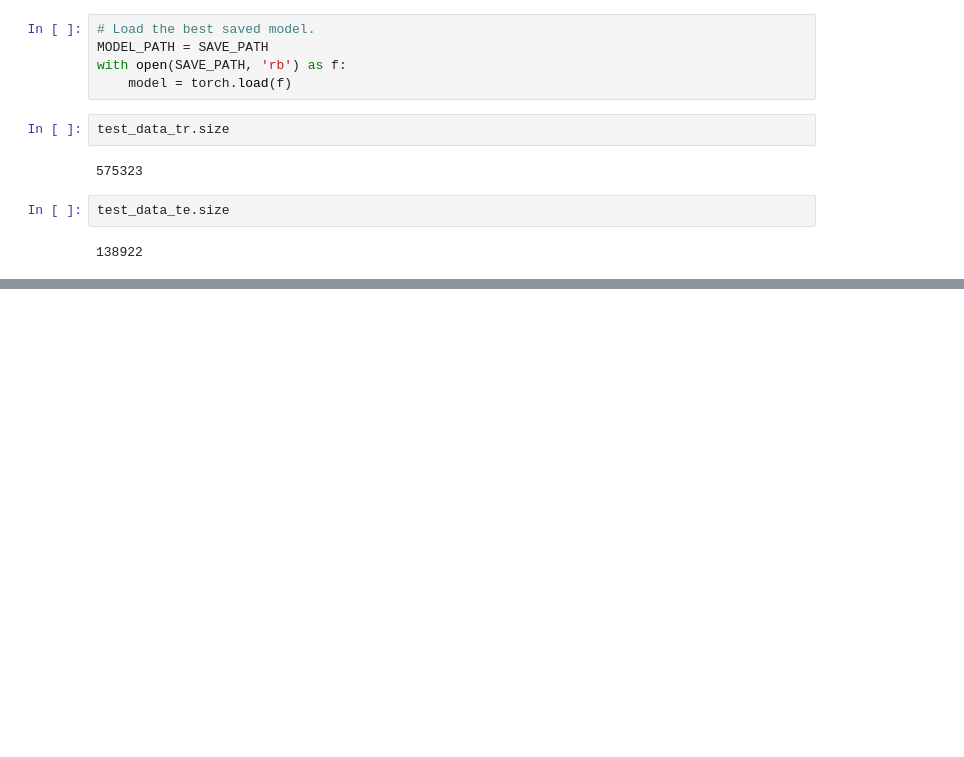
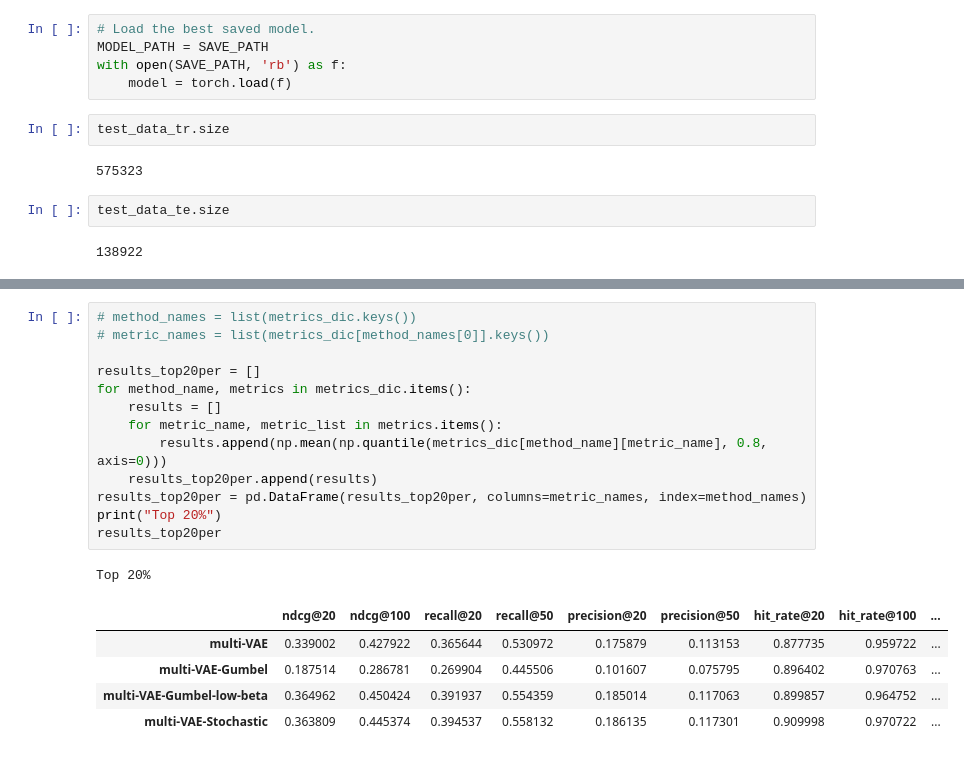
Before and after one commit to h-cno/vae-cf-pytorch, a Jupyter notebook: run.ipynb, the cells around one changed output, grey strips where cells are left out. Drawn from its saved outputs; the diff is of its cells as text; blank space fills up the shorter version.

```diff
--- a/run.ipynb
+++ b/run.ipynb
@@ -460,0 +1108,20 @@ def evaluate_expectation2(data_tr, data_te, n_sampling=1):
+# %%
+# method_names = list(metrics_dic.keys())
+# metric_names = list(metrics_dic[method_names[0]].keys())
+
+results_top20per = []
+for method_name, metrics in metrics_dic.items():
+    results = []
+    for metric_name, metric_list in metrics.items():
+        results.append(np.mean(np.quantile(metrics_dic[method_name][metric_name], 0.8, axis=0)))
+    results_top20per.append(results)
+results_top20per = pd.DataFrame(results_top20per, columns=metric_names, index=method_names)
+print("Top 20%")
+results_top20per
+# %% [output]
+Top 20%
+|  | ndcg@20 | ndcg@100 | recall@20 | recall@50 | precision@20 | precision@50 | hit_rate@20 | hit_rate@100 | ... |
+| multi-VAE | 0.339002 | 0.427922 | 0.365644 | 0.530972 | 0.175879 | 0.113153 | 0.877735 | 0.959722 | ... |
+| multi-VAE-Gumbel | 0.187514 | 0.286781 | 0.269904 | 0.445506 | 0.101607 | 0.075795 | 0.896402 | 0.970763 | ... |
+| multi-VAE-Gumbel-low-beta | 0.364962 | 0.450424 | 0.391937 | 0.554359 | 0.185014 | 0.117063 | 0.899857 | 0.964752 | ... |
+| multi-VAE-Stochastic | 0.363809 | 0.445374 | 0.394537 | 0.558132 | 0.186135 | 0.117301 | 0.909998 | 0.970722 | ... |
```
Also changed, not shown: parts of 46 cells of this notebook.
